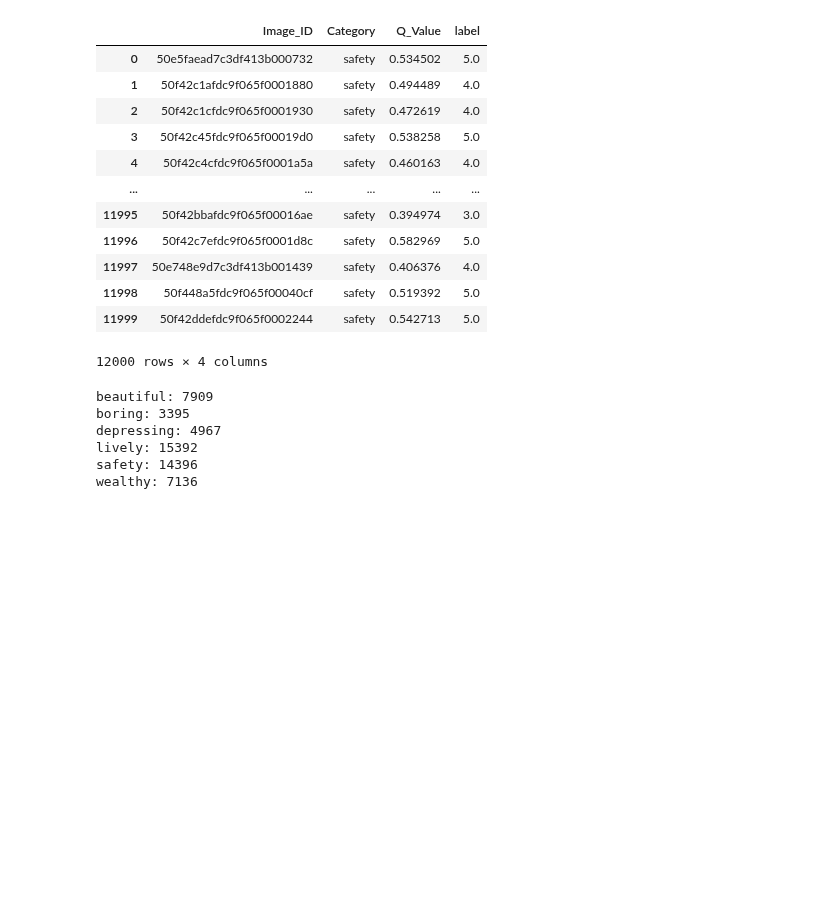
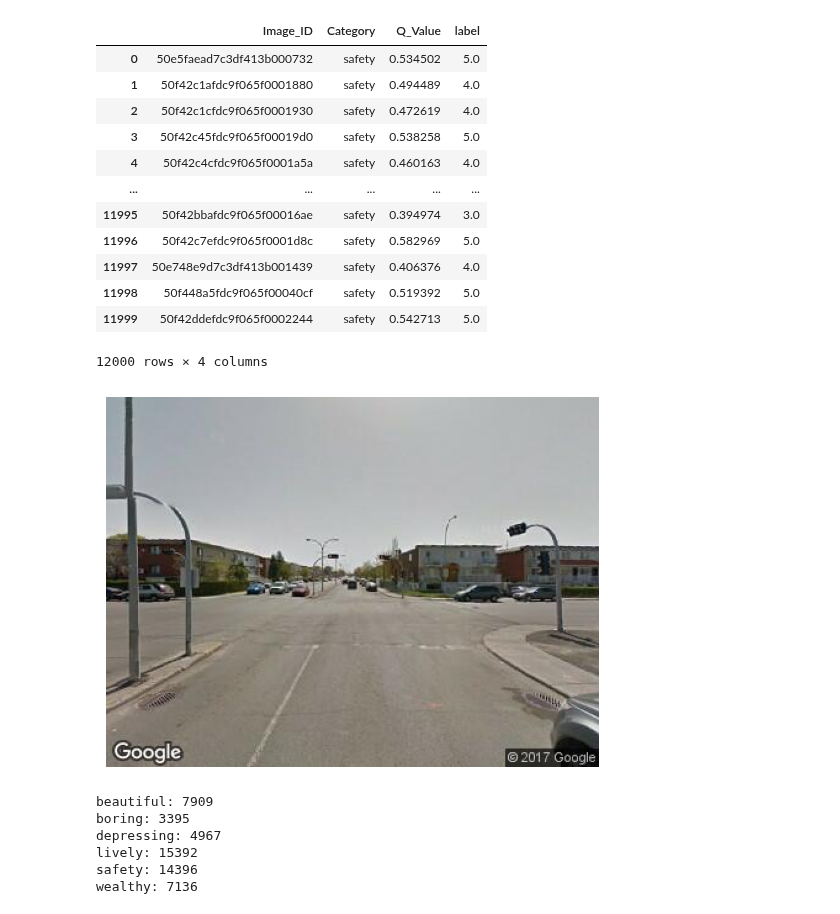
Before and after one commit to CeHouGIS/Safety_Perception_HK, a Jupyter notebook: safety_perception_model/single_model/feature_visualization.ipynb, the cells around one changed output. Cells and saved outputs as stored; diff of their text form; code cells hidden in the pictures; blank space fills up the shorter version.

```diff
--- a/safety_perception_model/single_model/feature_visualization.ipynb
+++ b/safety_perception_model/single_model/feature_visualization.ipynb
@@ -40,3 +46,17 @@ data2_safety = data_2[data_2['safety'].notna()]
+# %%
+from PIL import Image
+
+import matplotlib.pyplot as plt
+
+# Read and display the image
+image_path = '/data2/cehou/LLM_safety/PlacePulse2.0/photo_dataset/final_photo_dataset/5185d4d3fdc9f03fd500142e.jpg'
+image = Image.open(image_path)
+
+plt.imshow(image)
+plt.axis('off')  # Hide the axis
+plt.show()
+# %% [output]
+[figure, added]
 # %%
 data_2.rename(columns={'Unnamed: 0': 'Image_ID'}, inplace=True)
 # %%
```
Also changed, not shown: parts of 3 cells of this notebook, 3 other files.
